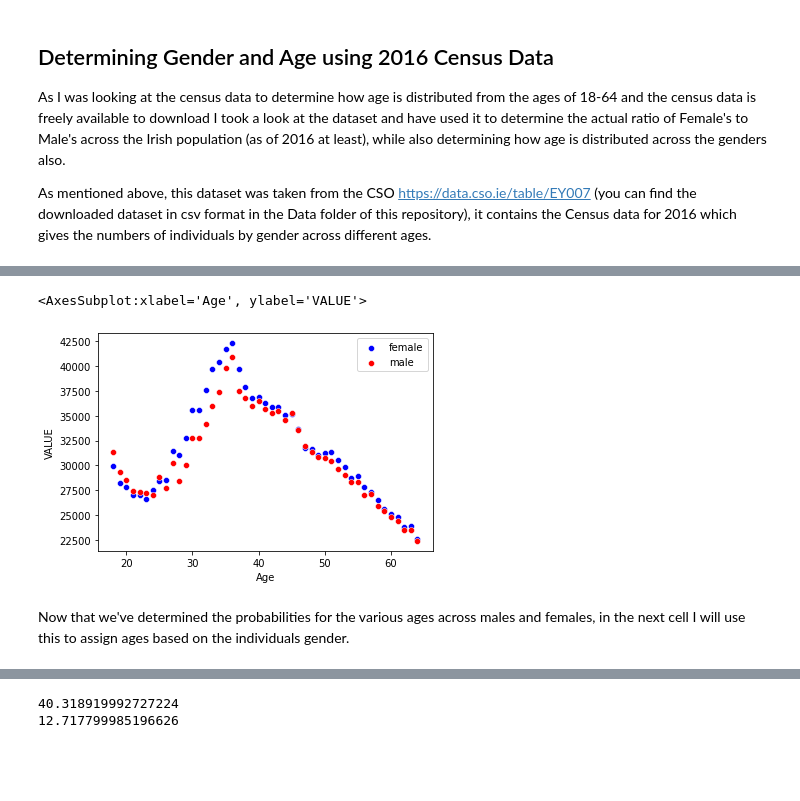
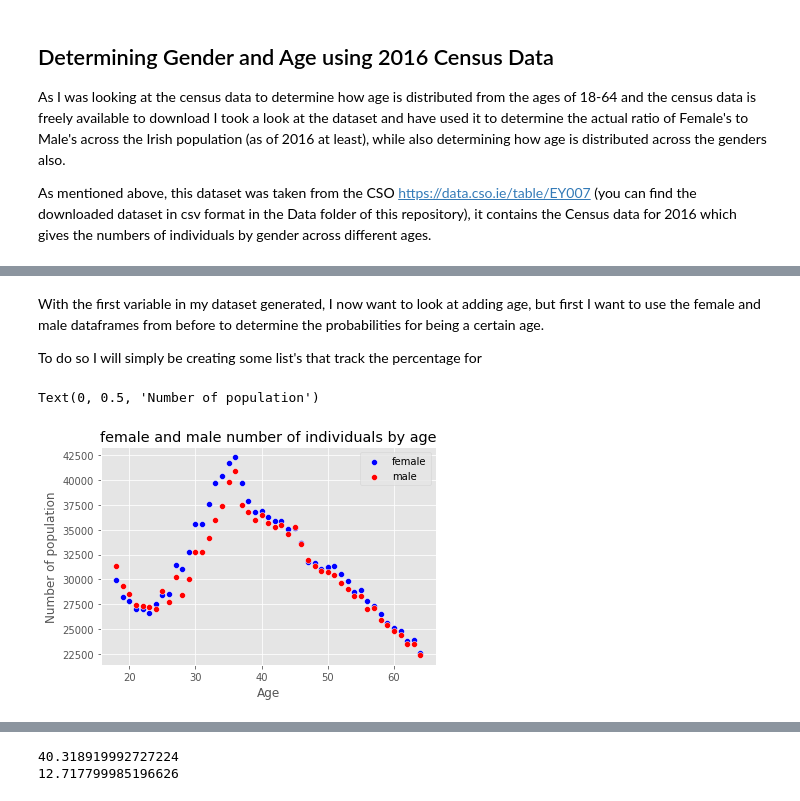
Before and after one commit to itskeithstudent/Programming-for-Data-Analysis-Project, a Jupyter notebook: Synthetic Data.ipynb, the cells around one changed output, grey strips where cells are left out. Drawn from its saved outputs; the diff is of its cells as text; code cells hidden in the pictures; blank space fills up the shorter version.

Commit message:
Update Markdown text throughout most of notebook, moved imports to first code cell, updated plot style

```diff
--- a/Synthetic Data.ipynb
+++ b/Synthetic Data.ipynb
@@ -45,4 +45,10 @@ Based on the most recent census data (from 2016) the ratio of men to women is no
 As I was looking at the census data to determine how age is distributed from the ages of 18-64 and the census data is freely available to download I took a look at the dataset and have used it to determine the actual ratio of Female's to Male's  across the Irish population (as of 2016 at least), while also determining how age is distributed across the genders also.
 
 As mentioned above, this dataset was taken from the CSO https://data.cso.ie/table/EY007 (you can find the downloaded dataset in csv format in the Data folder of this repository), it contains the Census data for 2016 which gives the numbers of individuals by gender across different ages.
+# %%
+import pandas as pd
+import numpy as np
+import matplotlib.pyplot as plt
+import seaborn as sns
+plt.style.use('ggplot')
 # %%
@@ -106,0 +115,4 @@ df
+# %% [markdown]
+With the first variable in my dataset generated, I now want to look at adding age, but first I want to use the female and male dataframes from before to determine the probabilities for being a certain age.
+
+To do so I will simply be creating some list's that track the percentage for
@@ -131,10 +149,9 @@ for i in range(len(cso_male_df)):
 # %%
-import seaborn as sns
 #visualising the distribution of age by gender
 sns.scatterplot(x=cso_female_df['Age'],y=cso_female_df['VALUE'], color='b', label='female')
 sns.scatterplot(x=cso_male_df['Age'],y=cso_male_df['VALUE'], color='red', label='male')
+plt.title('female and male number of individuals by age')
+plt.ylabel('Number of population')
 # %% [output]
-<AxesSubplot:xlabel='Age', ylabel='VALUE'>
+Text(0, 0.5, 'Number of population')
-[figure, old version]
+[figure, new version]
-# %% [markdown]
-Now that we've determined the probabilities for the various ages across males and females, in the next cell I will use this to assign ages based on the individuals gender.
```
Also changed, not shown: parts of 20 cells of this notebook.
